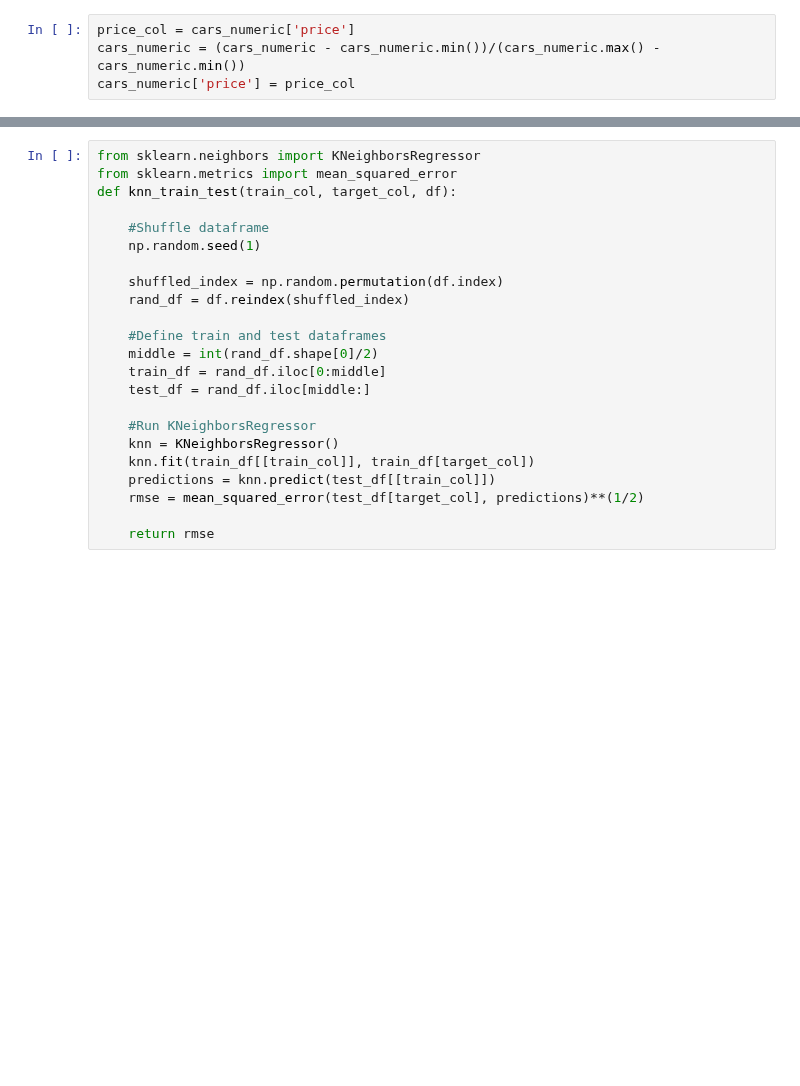
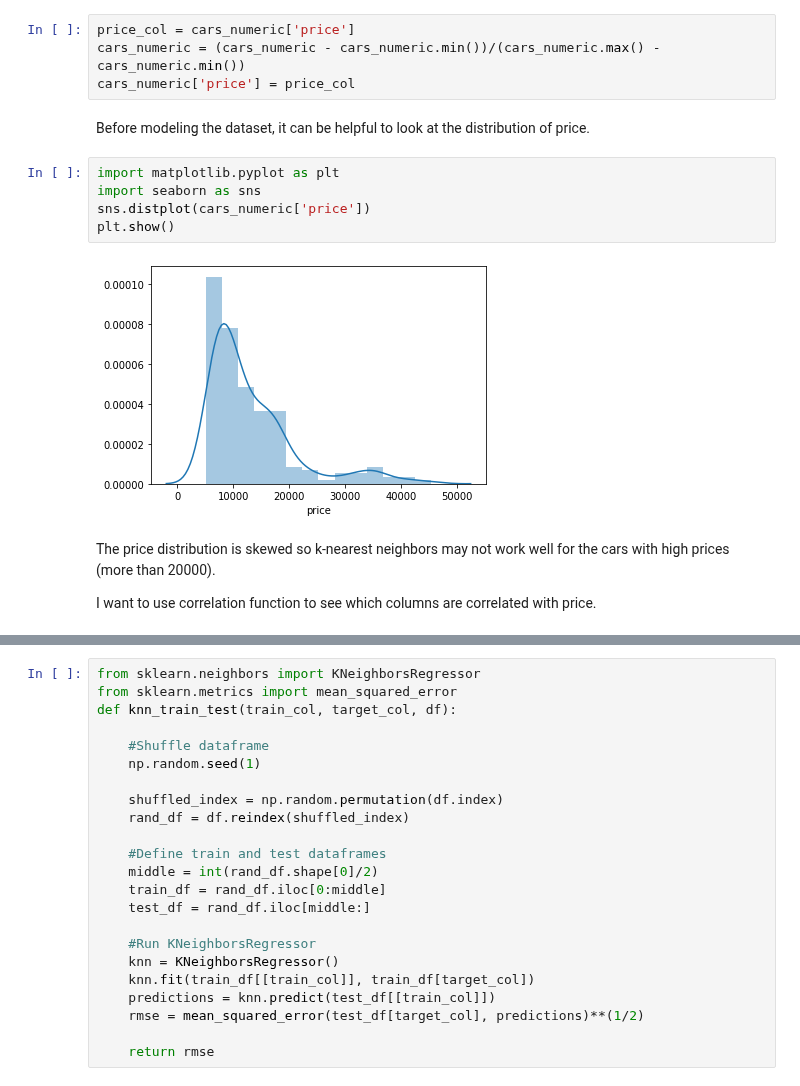
Before and after one commit to nasimjafari7/PythonProjects, a Jupyter notebook: Guided Project_ Predicting Car Prices/Basics.ipynb, the cells around one changed output, grey strips where cells are left out. Drawn from its saved outputs; the diff is of its cells as text; blank space fills up the shorter version.

Commit message:
Modify Predicting car prices project

```diff
--- a/Guided Project_ Predicting Car Prices/Basics.ipynb
+++ b/Guided Project_ Predicting Car Prices/Basics.ipynb
@@ -133,3 +133,16 @@ To use the k-nearest neighbors model, I need to normalize all values range from
 price_col = cars_numeric['price']
 cars_numeric = (cars_numeric - cars_numeric.min())/(cars_numeric.max() - cars_numeric.min())
 cars_numeric['price'] = price_col
+# %% [markdown]
+Before modeling the dataset, it can be helpful to look at the distribution of price.
+# %%
+import matplotlib.pyplot as plt
+import seaborn as sns
+sns.distplot(cars_numeric['price'])
+plt.show()
+# %% [output]
+[figure, added]
+# %% [markdown]
+The price distribution is skewed so k-nearest neighbors may not work well for the cars with high prices (more than 20000).
+
+I want to use correlation function to see which columns are correlated with price.
```
Also changed, not shown: parts of 21 cells of this notebook.
